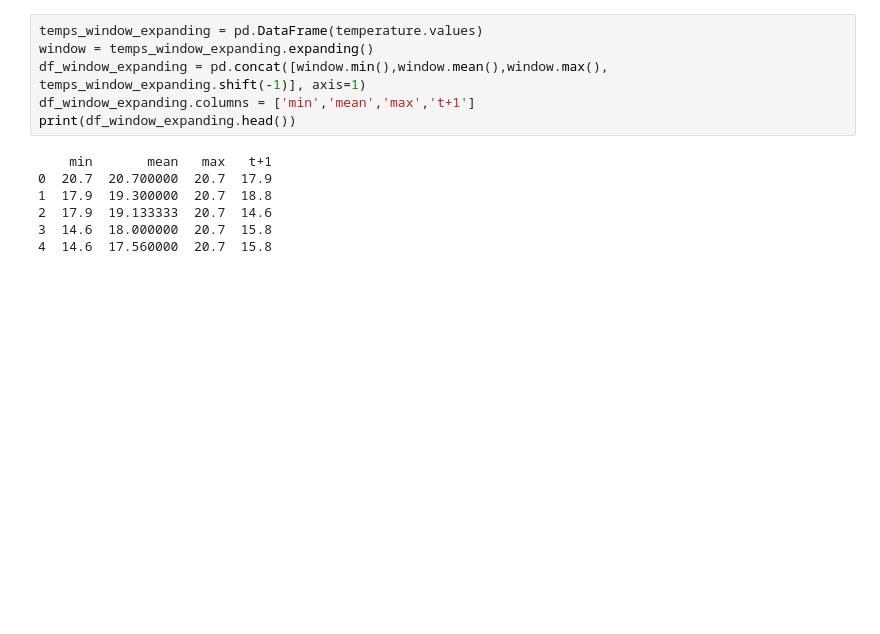
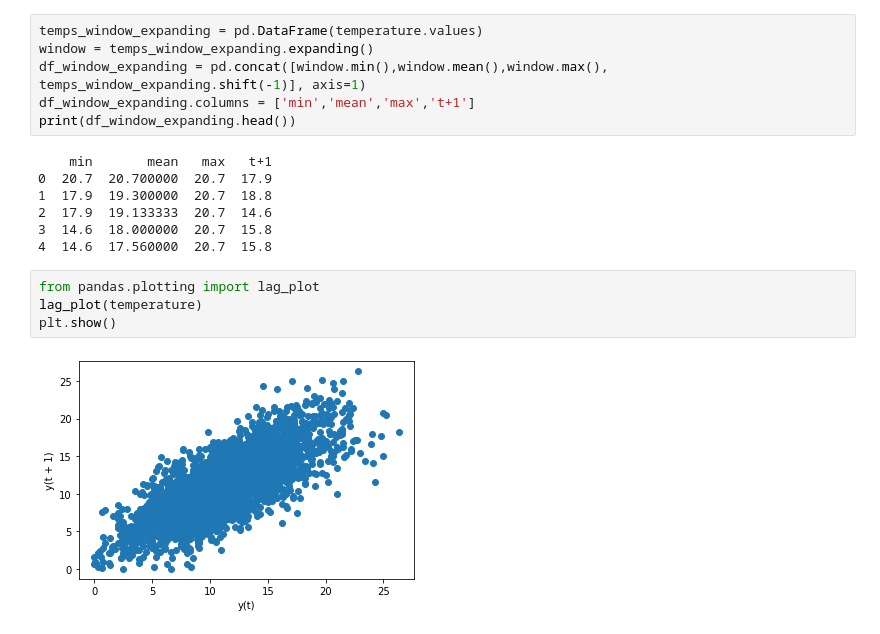
Before and after one commit to avizyt/time-series-analysis, a Jupyter notebook: fundamental/timeSeries101.ipynb, the cells around one changed output. Saved outputs shown, nothing was run; the diff lists cells and outputs as text; blank space fills up the shorter version.

Commit message:
lag_plot and auto correlation

```diff
--- a/fundamental/timeSeries101.ipynb
+++ b/fundamental/timeSeries101.ipynb
@@ -151,3 +151,9 @@ print(df_window_expanding.head())
 2  17.9  19.133333  20.7  14.6
 3  14.6  18.000000  20.7  15.8
 4  14.6  17.560000  20.7  15.8
+# %%
+from pandas.plotting import lag_plot
+lag_plot(temperature)
+plt.show()
+# %% [output]
+[figure, added]
```
Also changed, not shown: parts of 1 cell of this notebook.
